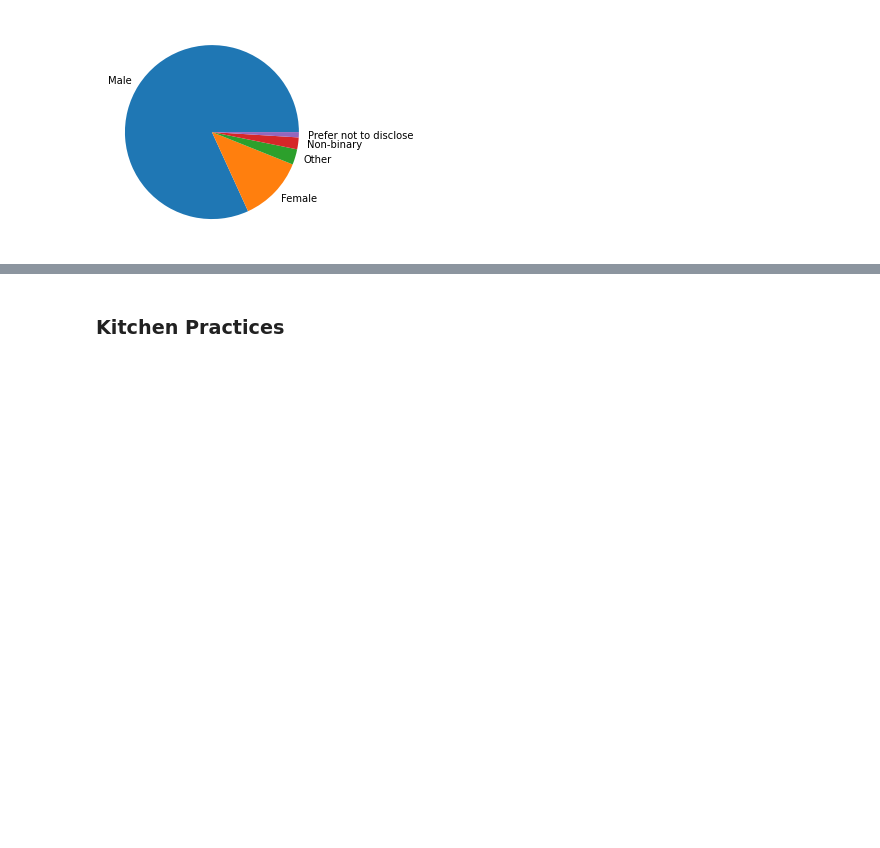
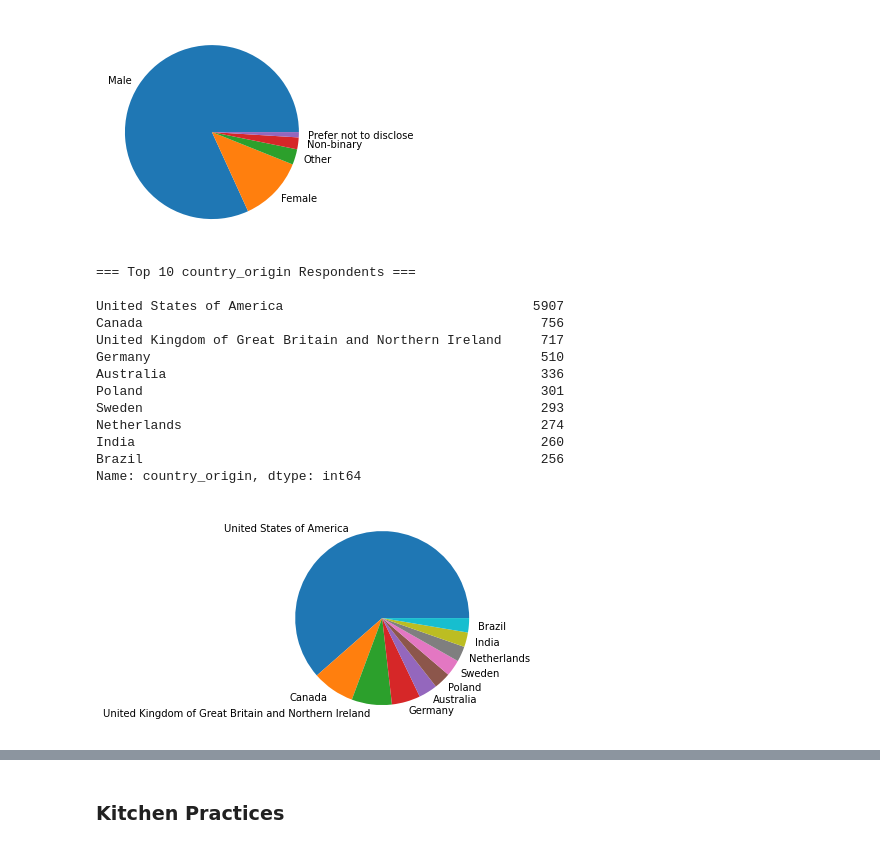
Before and after one commit to bjd9/washmeat, a Jupyter notebook: DEA_washmeat.ipynb, the cells around one changed output, grey strips where cells are left out. Drawn from its saved outputs; the diff is of its cells as text; code cells hidden in the pictures; blank space fills up the shorter version.

```diff
--- a/DEA_washmeat.ipynb
+++ b/DEA_washmeat.ipynb
@@ -630,5 +630,44 @@ plt.pie(pie_gender, labels=pie_gender.index);
 [figure]
 # %%
 # top 5 countries
+# %%
+def top(df, column):
+    """
+    INPUT:
+        df - dataframe
+        column - str; column
+
+    OUTPUT:
+        print statements
+        df - dataframe
+    """
+    df_copy = df.copy()
+    df_top = df_copy[column].value_counts()
+    df_top10 = df_top.head(10)
+
+    print(f"=== Top 10 {column} Respondents ===\n")
+
+    print(df_top10)
+
+    return df_top10
+# %%
+df_top10 = top(df_survey, 'country_origin')
+
+plt.pie(df_top10, labels=df_top10.index);
+# %% [output]
+=== Top 10 country_origin Respondents ===
+
+United States of America                                5907
+Canada                                                   756
+United Kingdom of Great Britain and Northern Ireland     717
+Germany                                                  510
+Australia                                                336
+Poland                                                   301
+Sweden                                                   293
+Netherlands                                              274
+India                                                    260
+Brazil                                                   256
+Name: country_origin, dtype: int64
+[figure, added]
 # %%
 # top 10 states (USA)
```
Also changed, not shown: parts of 8 cells of this notebook.
